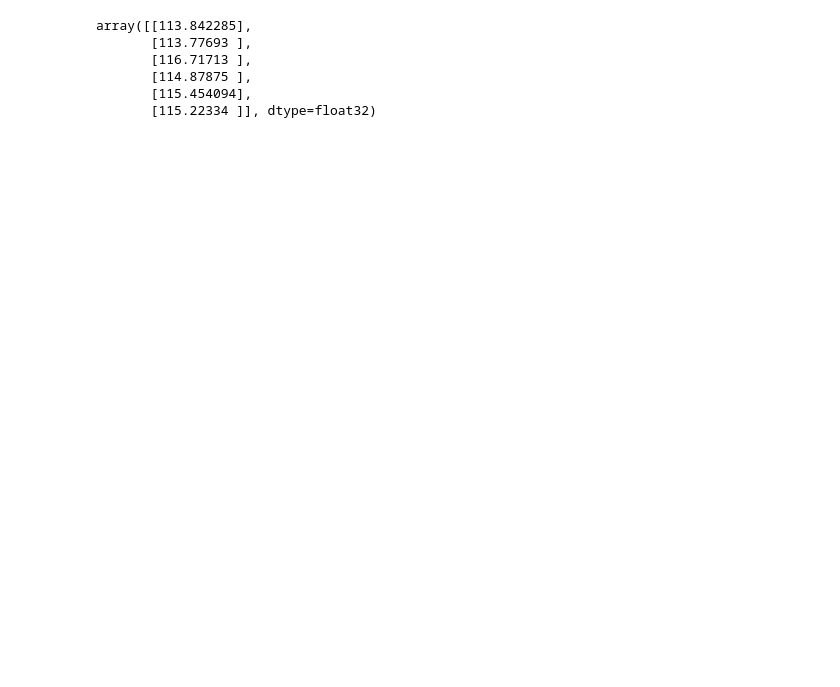
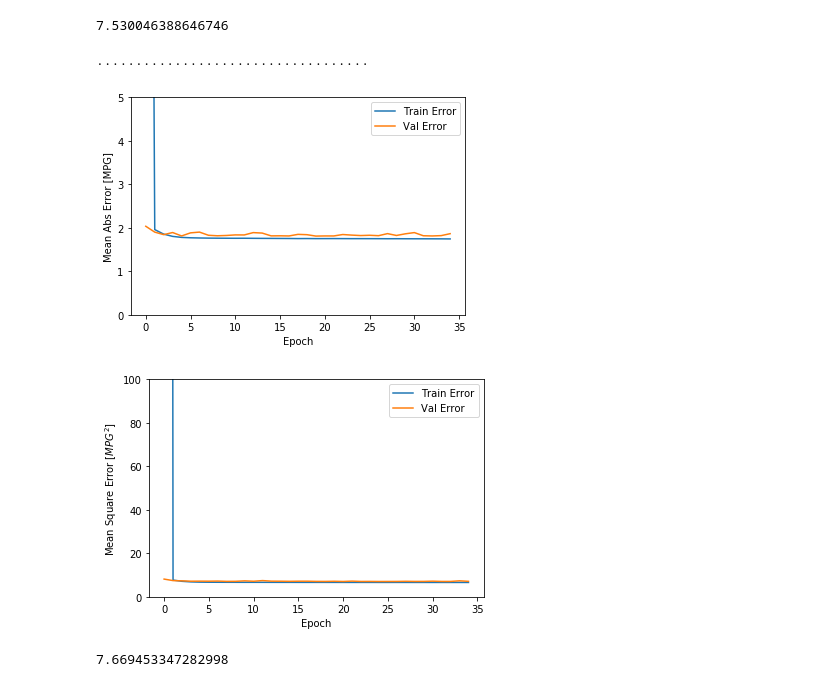
Before and after one commit to Deep-Inception/izanami_machinelearning_develop, a Jupyter notebook: ml_racer_pred_dl.ipynb, the cells around one changed output. Cells and saved outputs as stored; diff of their text form; code cells hidden in the pictures; blank space fills up the shorter version.

```diff
--- a/ml_racer_pred_dl.ipynb
+++ b/ml_racer_pred_dl.ipynb
@@ -96,9 +93,0 @@ b = model.predict(_test_X.values)
-# %%
-b
-# %% [output]
-array([[113.842285],
-       [113.77693 ],
-       [116.71713 ],
-       [114.87875 ],
-       [115.454094],
-       [115.22334 ]], dtype=float32)
@@ -104,0 +99,25 @@ array([[113.842285],
+# %%
+mean_squared_error(test_data["RACE_TIME"], b)
+# %% [output]
+7.530046388646746
+# %%
+model_2 = ml_racer_pred_dl.build_model(x_data=_X, learning_rate=0.0005)
+EPOCHS_2 = 100
+
+# The patience parameter is the amount of epochs to check for improvement
+early_stop = keras.callbacks.EarlyStopping(monitor='val_loss', patience=10)
+
+history = model_2.fit(X, y, epochs=EPOCHS_2,
+                    validation_split = 0.2, verbose=0, callbacks=[early_stop, ml_racer_pred_dl.PrintDot()])
+b_2 = model_2.predict(_test_X.values)
+# %% [output]
+...................................
+# %%
+plot_history(history)
+# %% [output]
+[figure, added]
+[figure, added]
+# %%
+mean_squared_error(test_data["RACE_TIME"], b_2)
+# %% [output]
+7.669453347282998
```
Also changed, not shown: parts of 10 cells of this notebook, 2 other files.
